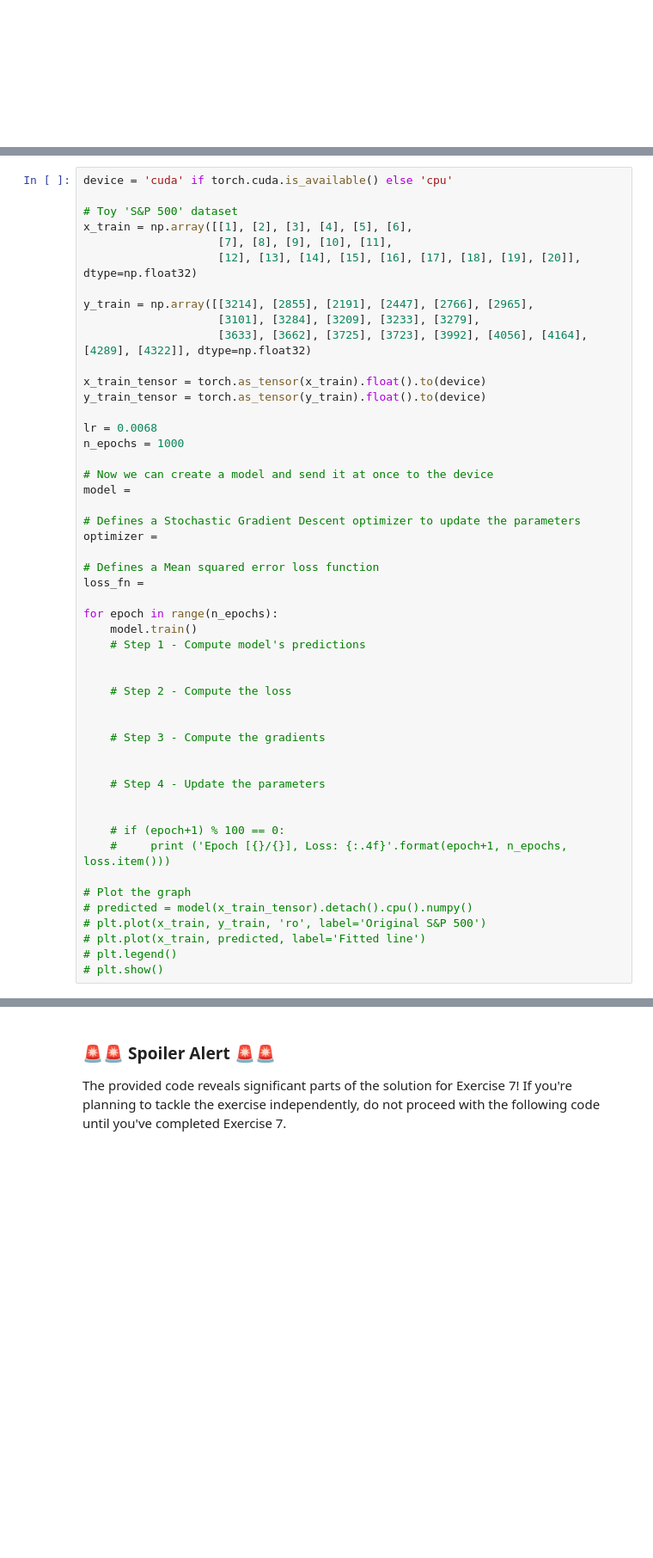
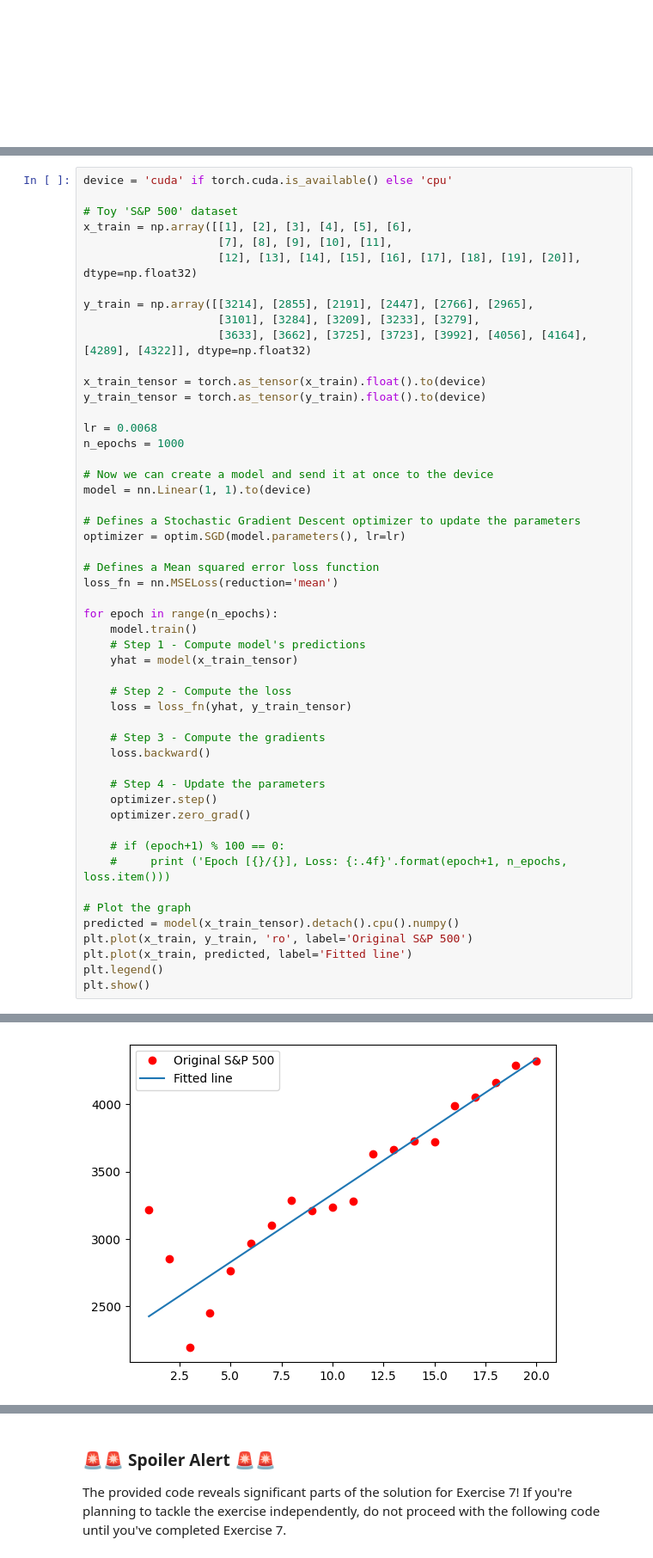
Before and after one commit to BrystofKlazek/Kod_Bakalarka, a Jupyter notebook: Lab 1 – Fundamentals of Deep Learning with PyTorch.ipynb, the cells around one changed output, grey strips where cells are left out. Shown at 86% size. Drawn from its saved outputs; the diff is of its cells as text; blank space fills up the shorter version.

```diff
--- a/Lab 1 – Fundamentals of Deep Learning with PyTorch.ipynb
+++ b/Lab 1 – Fundamentals of Deep Learning with PyTorch.ipynb
@@ -1787,35 +1787,36 @@ lr = 0.0068
 n_epochs = 1000
 
 # Now we can create a model and send it at once to the device
-model =
+model = nn.Linear(1, 1).to(device)
 
 # Defines a Stochastic Gradient Descent optimizer to update the parameters
-optimizer =
+optimizer = optim.SGD(model.parameters(), lr=lr)
 
 # Defines a Mean squared error loss function
-loss_fn =
+loss_fn = nn.MSELoss(reduction='mean')
 
 for epoch in range(n_epochs):
     model.train()
     # Step 1 - Compute model's predictions
-
+    yhat = model(x_train_tensor)
 
     # Step 2 - Compute the loss
-
+    loss = loss_fn(yhat, y_train_tensor)
 
     # Step 3 - Compute the gradients
-
+    loss.backward()
 
     # Step 4 - Update the parameters
-
+    optimizer.step()
+    optimizer.zero_grad()
 
     # if (epoch+1) % 100 == 0:
     #     print ('Epoch [{}/{}], Loss: {:.4f}'.format(epoch+1, n_epochs, loss.item()))
 
 # Plot the graph
-# predicted = model(x_train_tensor).detach().cpu().numpy()
-# plt.plot(x_train, y_train, 'ro', label='Original S&P 500')
-# plt.plot(x_train, predicted, label='Fitted line')
-# plt.legend()
-# plt.show()
+predicted = model(x_train_tensor).detach().cpu().numpy()
+plt.plot(x_train, y_train, 'ro', label='Original S&P 500')
+plt.plot(x_train, predicted, label='Fitted line')
+plt.legend()
+plt.show()
 # %% [output]
@@ -1823,3 +1823,4 @@ SyntaxError: invalid syntax (ipython-input-2507169415.py, line 19)
+[figure, added]
 # %% [markdown]
 # Part 7: Weights & Biases
 
```
Also changed, not shown: parts of 3 cells of this notebook.
